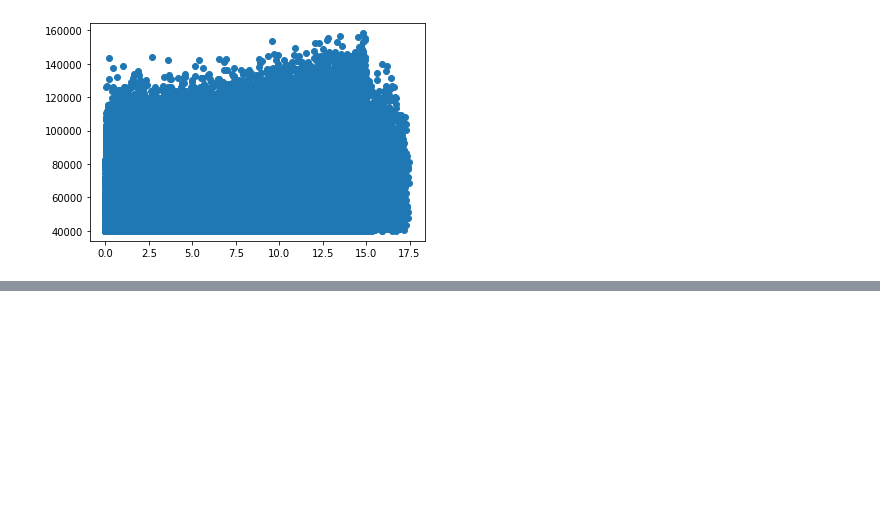
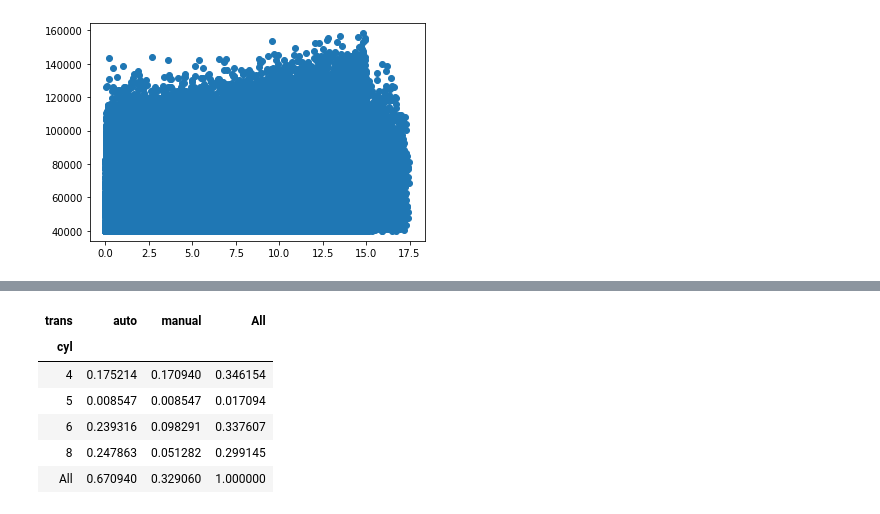
Before and after one commit to sunwenliang14/statistics-exercises, a Jupyter notebook: hypothesis_testing.ipynb, the cells around one changed output, grey strips where cells are left out. Cells and saved outputs as stored; diff of their text form; code cells hidden in the pictures; blank space fills up the shorter version.

```diff
--- a/hypothesis_testing.ipynb
+++ b/hypothesis_testing.ipynb
@@ -393,0 +447,10 @@ plt.scatter(employees.tenure, employees.salary)
+# %%
+pd.crosstab(mpg.cyl, mpg.trans, margins=True, normalize=True)
+# %% [output]
+| trans | auto | manual | All |
+| cyl |  |  |  |
+| 4 | 0.175214 | 0.170940 | 0.346154 |
+| 5 | 0.008547 | 0.008547 | 0.017094 |
+| 6 | 0.239316 | 0.098291 | 0.337607 |
+| 8 | 0.247863 | 0.051282 | 0.299145 |
+| All | 0.670940 | 0.329060 | 1.000000 |
```
Also changed, not shown: parts of 13 cells of this notebook.
